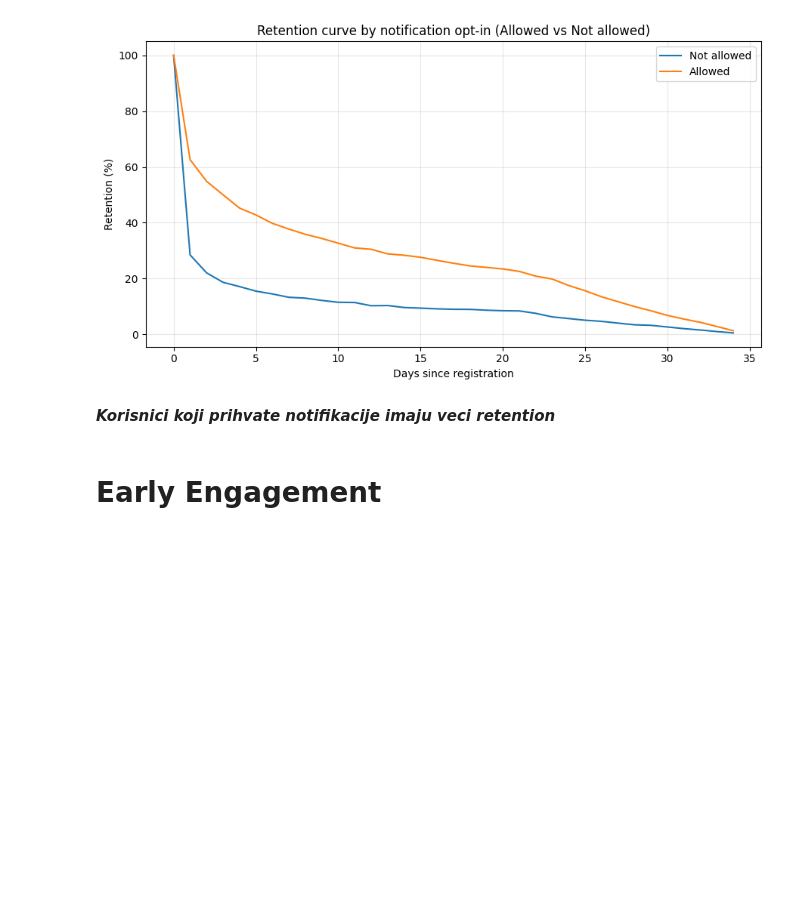
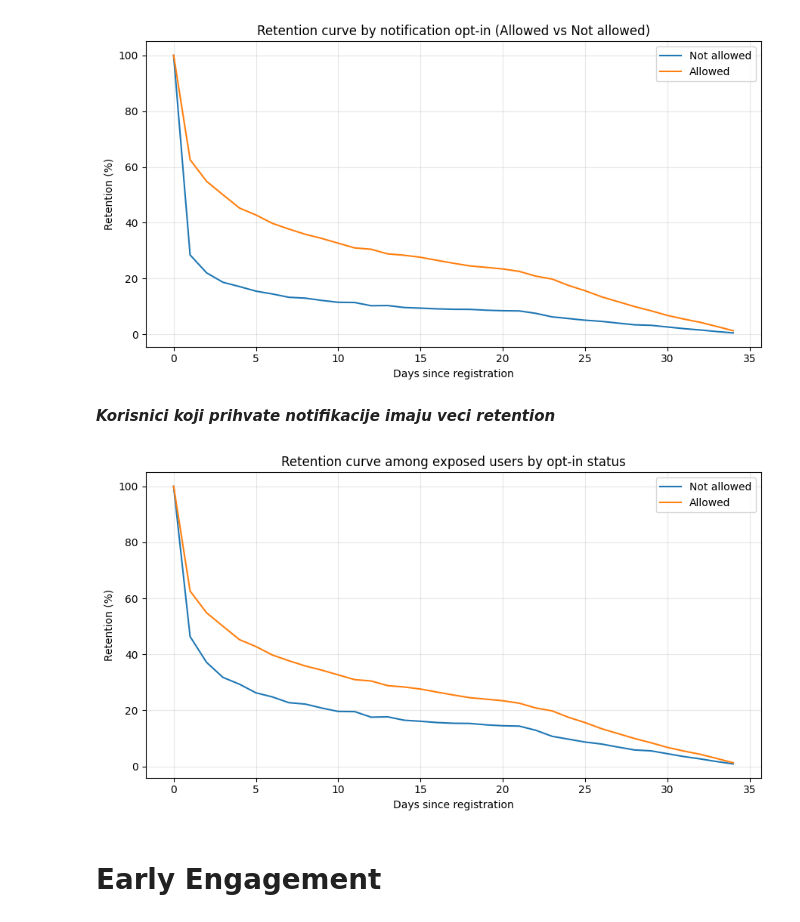
Before and after one commit to dobrosavljevicnenad/nordeus-notification-abtest-retention-ml, a Jupyter notebook: notebooks/02_exploratory_data_analysis.ipynb, the cells around one changed output. Cells and saved outputs as stored; diff of their text form; code cells hidden in the pictures; blank space fills up the shorter version.

Commit message:
add retention curve among exposed users by opt-in status

```diff
--- a/notebooks/02_exploratory_data_analysis.ipynb
+++ b/notebooks/02_exploratory_data_analysis.ipynb
@@ -230,6 +230,63 @@ plt.show()
 [figure]
 # %% [markdown]
 ***Korisnici koji prihvate notifikacije imaju veci retention***
+# %%
+import pandas as pd
+import numpy as np
+import matplotlib.pyplot as plt
+
+exposed_allow = user_base[user_base["notif_exposed"] == True][
+    ["login_id", "allowed"]
+]
+
+uh_exp_allow = user_history.merge(
+    exposed_allow,
+    on="login_id",
+    how="inner"
+)
+
+uh_exp_allow["days_since_registration"] = (
+    uh_exp_allow["date_id"] - uh_exp_allow["registration_date_id"]
+)
+
+active = uh_exp_allow[uh_exp_allow["dau"] == 1].copy()
+
+ret_counts = (
+    active
+    .groupby(["allowed", "days_since_registration"])["login_id"]
+    .nunique()
+    .reset_index(name="active_users")
+)
+
+base = (
+    ret_counts[ret_counts["days_since_registration"] == 0]
+    .rename(columns={"active_users": "day0_users"})[["allowed", "day0_users"]]
+)
+
+ret = ret_counts.merge(base, on="allowed", how="left")
+ret["retention_percent"] = ret["active_users"] / ret["day0_users"] * 100
+
+plt.figure(figsize=(9,5))
+
+label_map = {0: "Not allowed", 1: "Allowed"}
+
+for a in sorted(ret["allowed"].unique()):
+    sub = ret[ret["allowed"] == a].sort_values("days_since_registration")
+    plt.plot(
+        sub["days_since_registration"],
+        sub["retention_percent"],
+        label=label_map[a]
+    )
+
+plt.xlabel("Days since registration")
+plt.ylabel("Retention (%)")
+plt.title("Retention curve among exposed users by opt-in status")
+plt.legend()
+plt.grid(True, alpha=0.3)
+plt.tight_layout()
+plt.show()
+# %% [output]
+[figure, added]
 # %% [markdown]
 # Early Engagement
 # %% [markdown]
```
